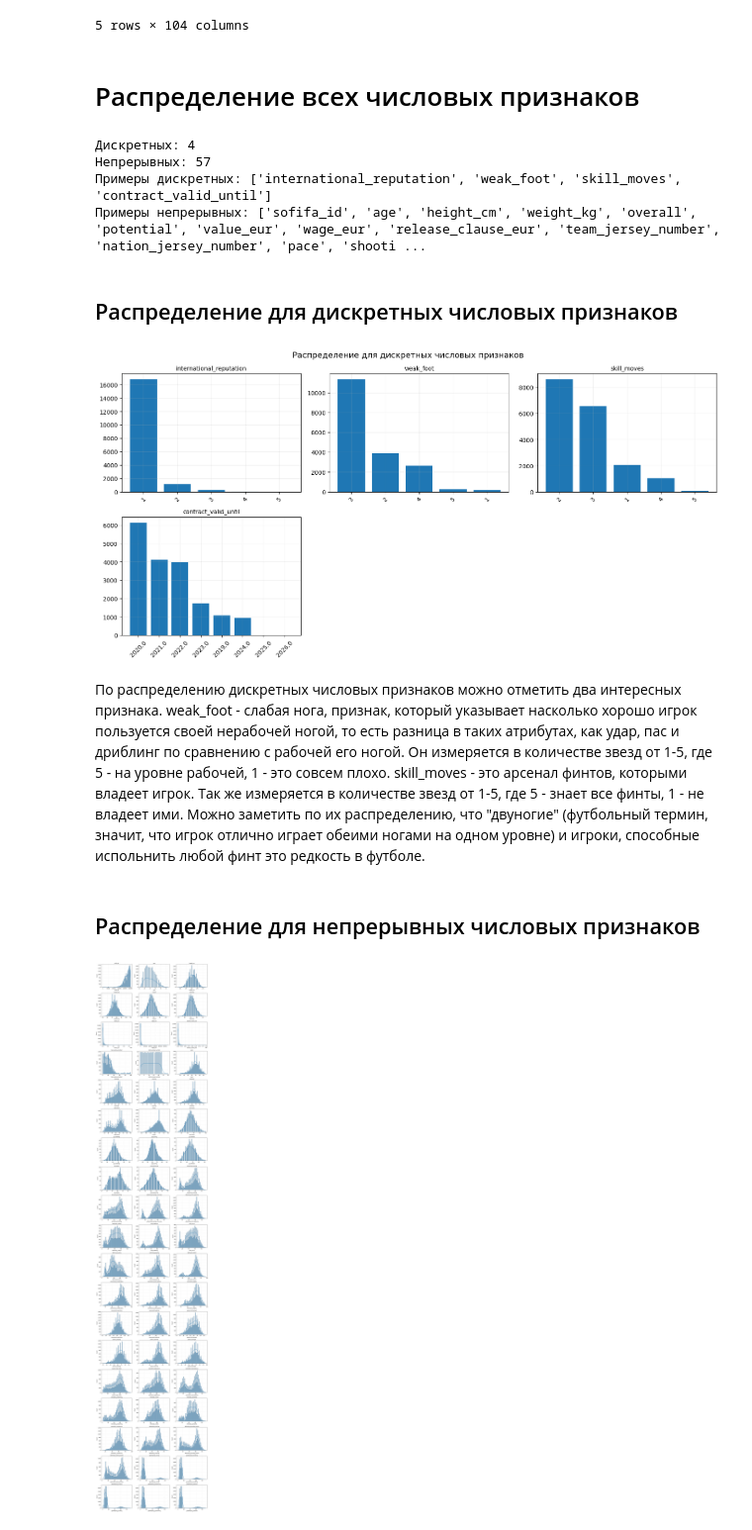
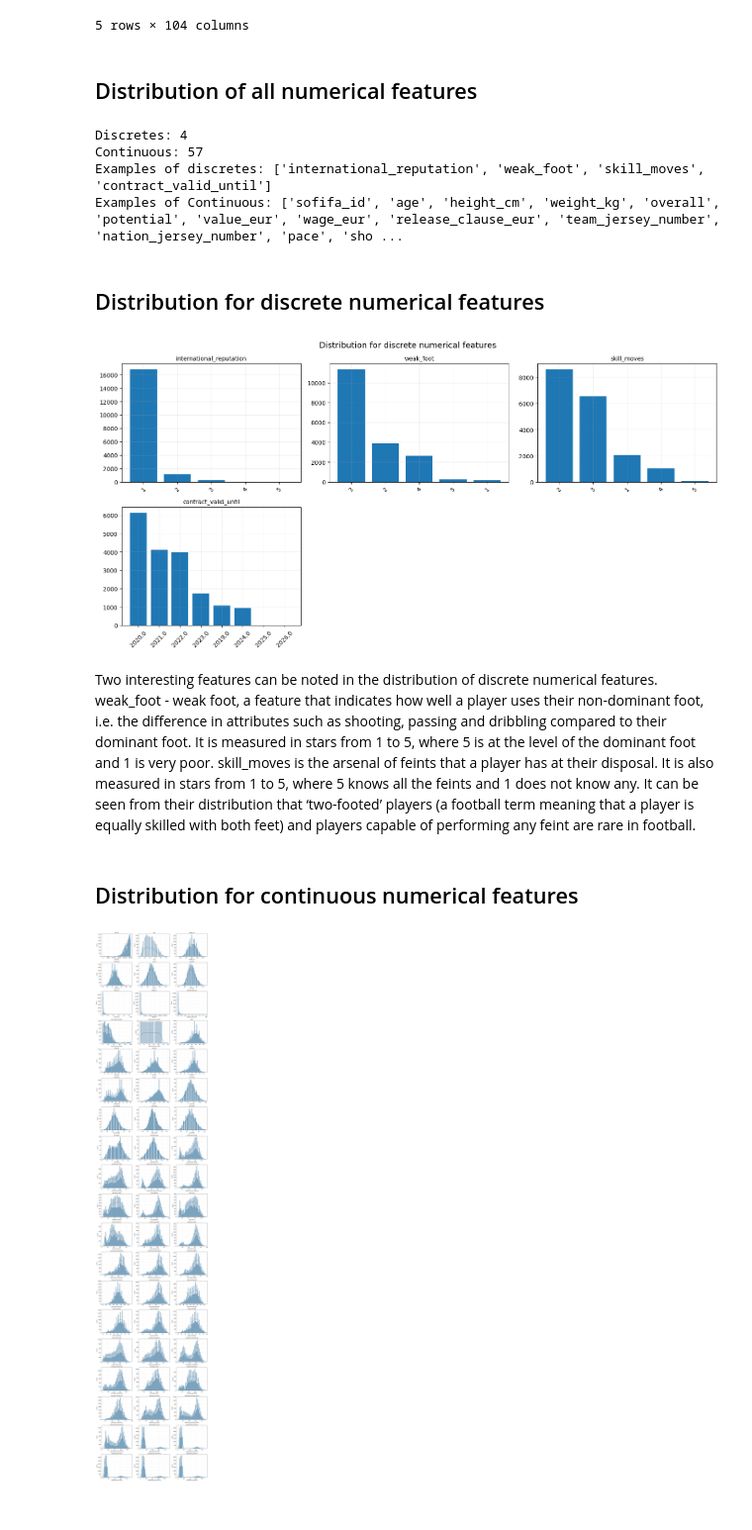
Before and after one commit to EmilMaliev/visualization, a Jupyter notebook: visualization_in_ML/hw4.ipynb, the cells around one changed output. Shown at 99% size. Drawn from its saved outputs; the diff is of its cells as text; code cells hidden in the pictures.

```diff
--- a/visualization_in_ML/hw4.ipynb
+++ b/visualization_in_ML/hw4.ipynb
@@ -48,11 +48,11 @@ df.head()
 | 4 | 183277 | https://sofifa.com/player/183277/... | E. Hazard | Eden Hazard | 28 | 1991-01-07 | 175 | 74 | Belgium | ... |
 5 rows × 104 columns
 # %% [markdown]
-# Распределение всех числовых признаков
+## Distribution of all numerical features
 # %%
 num_cols = df.select_dtypes(include=[np.number]).columns
 
-# эвристика: дискретные => мало уникальных значений
+# heuristics: discrete => few unique values
 def split_discrete_continuous(df, cols, max_unique=50):
     discrete, continuous = [], []
     for c in cols:
@@ -69,46 +69,46 @@ def split_discrete_continuous(df, cols, max_unique=50):
 
 disc_cols, cont_cols = split_discrete_continuous(df, num_cols, max_unique=20)
 
-print("Дискретных:", len(disc_cols))
-print("Непрерывных:", len(cont_cols))
-print("Примеры дискретных:", disc_cols[:15])
-print("Примеры непрерывных:", cont_cols[:15])
+print("Discretes:", len(disc_cols))
+print("Continuous:", len(cont_cols))
+print("Examples of discretes:", disc_cols[:15])
+print("Examples of Continuous:", cont_cols[:15])
 # %% [output]
-Дискретных: 4
-Непрерывных: 57
-Примеры дискретных: ['international_reputation', 'weak_foot', 'skill_moves', 'contract_valid_until']
-Примеры непрерывных: ['sofifa_id', 'age', 'height_cm', 'weight_kg', 'overall', 'potential', 'value_eur', 'wage_eur', 'release_clause_eur', 'team_jersey_number', 'nation_jersey_number', 'pace', 'shooti ...
+Discretes: 4
+Continuous: 57
+Examples of discretes: ['international_reputation', 'weak_foot', 'skill_moves', 'contract_valid_until']
+Examples of Continuous: ['sofifa_id', 'age', 'height_cm', 'weight_kg', 'overall', 'potential', 'value_eur', 'wage_eur', 'release_clause_eur', 'team_jersey_number', 'nation_jersey_number', 'pace', 'sho ...
 # %% [markdown]
-## Распределение для дискретных числовых признаков
+## Distribution for discrete numerical features
 # %%
 def plot_discrete_counts(df, cols, top_values=15, ncols=3):
     n = len(cols)
     nrows = int(np.ceil(n / ncols))
     fig, axes = plt.subplots(nrows, ncols, figsize=(5*ncols, 3.8*nrows), constrained_layout=True)
     axes = np.array(axes).reshape(-1)
 
     for i, c in enumerate(cols):
         ax = axes[i]
         vc = df[c].value_counts().head(top_values)
         ax.bar(vc.index.astype(str), vc.values)
         ax.set_title(c, fontsize=10)
         ax.tick_params(axis='x', rotation=45)
         ax.grid(True, alpha=0.2)
 
     for j in range(i+1, len(axes)):
         axes[j].axis("off")
 
-    fig.suptitle("Распределение для дискретных числовых признаков", fontsize=14)
+    fig.suptitle("Distribution for discrete numerical features", fontsize=14)
     fig.tight_layout()
     plt.show()
 
 plot_discrete_counts(df, disc_cols, top_values=20, ncols=3)
 # %% [output]
-[figure, old version]
+[figure, new version]
 # %% [markdown]
-По распределению дискретных числовых признаков можно отметить два интересных признака. weak_foot - слабая нога, признак, который указывает насколько хорошо игрок пользуется своей нерабочей ногой, то есть разница в таких атрибутах, как удар, пас и дриблинг по сравнению с рабочей его ногой. Он измеряется в количестве звезд от 1-5, где 5 - на уровне рабочей, 1 - это совсем плохо. skill_moves - это арсенал финтов, которыми владеет игрок. Так же измеряется в количестве звезд от 1-5, где 5 - знает все финты, 1 - не владеет ими. Можно заметить по их распределению, что "двуногие" (футбольный термин, значит, что игрок отлично играет обеими ногами на одном уровне) и игроки, способные испольнить любой финт это редкость в футболе.
+Two interesting features can be noted in the distribution of discrete numerical features. weak_foot - weak foot, a feature that indicates how well a player uses their non-dominant foot, i.e. the difference in attributes such as shooting, passing and dribbling compared to their dominant foot. It is measured in stars from 1 to 5, where 5 is at the level of the dominant foot and 1 is very poor. skill_moves is the arsenal of feints that a player has at their disposal. It is also measured in stars from 1 to 5, where 5 knows all the feints and 1 does not know any. It can be seen from their distribution that ‘two-footed’ players (a football term meaning that a player is equally skilled with both feet) and players capable of performing any feint are rare in football.
 # %% [markdown]
-## Распределение для непрерывных числовых признаков
+## Distribution for continuous numerical features
 # %%
 def plot_continuous_hists(df, cols, ncols=3, bins=60):
     n = len(cols)
```
Also changed, not shown: parts of 32 cells of this notebook, 1 other file.
